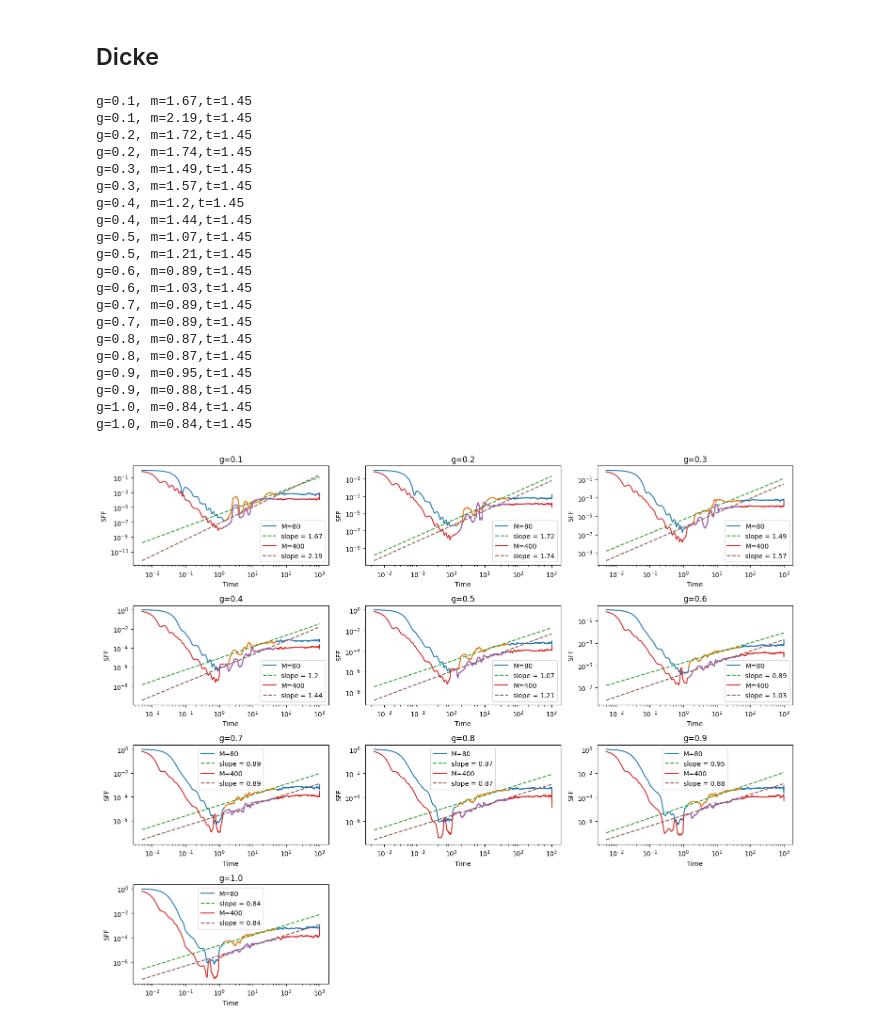
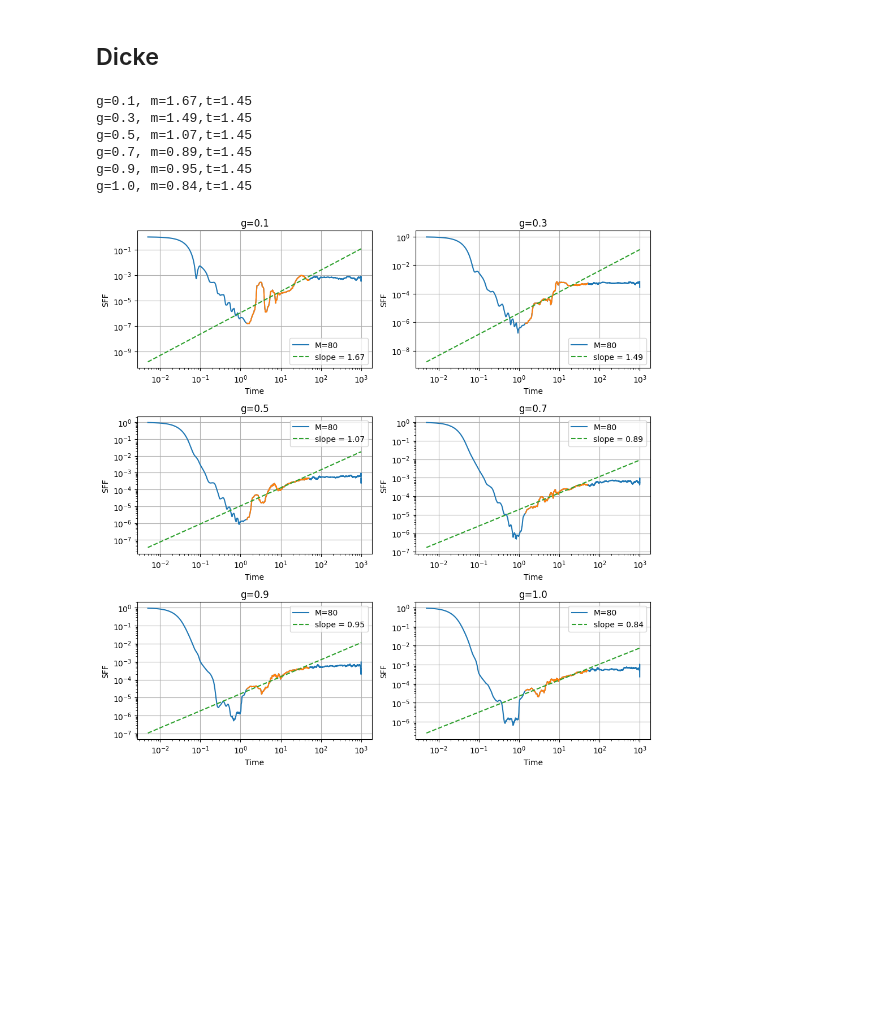
Before and after one commit to prasad42/Dicke_SFF, a Jupyter notebook: plot_SFF_Slope.ipynb, the cells around one changed output. Saved outputs shown, nothing was run; the diff lists cells and outputs as text; code cells hidden in the pictures; blank space fills up the shorter version.

```diff
--- a/plot_SFF_Slope.ipynb
+++ b/plot_SFF_Slope.ipynb
@@ -50,9 +52,10 @@ plt.savefig('GOE SFF')
 # %% [markdown]
 ## Dicke
 # %%
-g_arr = [0.1, 0.2, 0.3, 0.4, 0.5, 0.6, 0.7, 0.8, 0.9, 1.0]
-# g_arr = [0.2, 0.4, 0.5, 0.6, 0.8, 1.0]
-M_arr = [80, 400]
+g_arr = [0.1, 0.3, 0.5, 0.7, 0.9, 1.0]
+M_arr = [50, 60, 70, 80, 400]
+M_arr = [80]
+j = 20
 # %%
 dataList = []
 beta = 0
@@ -72,13 +75,13 @@ for g in g_arr:
         dataList1.append(data_rl)
     dataList.append(dataList1)
 # %%
-plt.figure(figsize=(15,12))
+plt.figure(figsize=(10,10))
 m_arr_arr = []
 for g_ind, dataList1 in enumerate(dataList):
     m_arr = []
     for M_ind, data in enumerate(dataList1):
         #plt.suptitle(f"Dicke Model SFF (j={j}, M={M})")
-        plt.subplot(4,3,g_ind+1)
+        plt.subplot(3,2,g_ind+1)
         plt.title(f"g={round(g_arr[g_ind],2)}")
         plt.xscale('log')
         plt.yscale('log')
@@ -90,50 +93,35 @@ for g_ind, dataList1 in enumerate(dataList):
         # Isolate the ramp
         indl = int(2e3); indr = int(3.4e3)
 
         data_ramp = data[indl:indr]
 
         # Plot the actual data
         data = np.column_stack(data)
         plt.plot(data[0],data[1],label=f"M={M_arr[M_ind]}")
 
         # Plot the ramp
         data_ramp = np.column_stack(data_ramp)
         plt.plot(data_ramp[0], data_ramp[1])
 
         # Plot the fit
         # Fit the ramp
         m,b = np.polyfit(np.log10(data_ramp[0]),np.log10(data_ramp[1]),1)
         print(f"g={round(g_arr[g_ind],2)}, m={round(np.real(m),2)},t={round(np.real(data[0][indl]),2)}")
         plt.plot(data[0], 10**b*data[0]**m,'--',label= f"slope = {round(np.real(m),2)}")
         m_arr.append(m)
         plt.tight_layout()
         plt.grid()
     m_arr_arr.append(m_arr)
     plt.legend()
-plt.savefig('SFF/Dicke (open) SFF Slope')
-plt.show()
+plt.savefig('plots/Dicke SFF Slope')
 # %% [output]
 g=0.1, m=1.67,t=1.45
-g=0.1, m=2.19,t=1.45
-g=0.2, m=1.72,t=1.45
-g=0.2, m=1.74,t=1.45
 g=0.3, m=1.49,t=1.45
-g=0.3, m=1.57,t=1.45
-g=0.4, m=1.2,t=1.45
-g=0.4, m=1.44,t=1.45
 g=0.5, m=1.07,t=1.45
-g=0.5, m=1.21,t=1.45
-g=0.6, m=0.89,t=1.45
-g=0.6, m=1.03,t=1.45
 g=0.7, m=0.89,t=1.45
-g=0.7, m=0.89,t=1.45
-g=0.8, m=0.87,t=1.45
-g=0.8, m=0.87,t=1.45
 g=0.9, m=0.95,t=1.45
-g=0.9, m=0.88,t=1.45
 g=1.0, m=0.84,t=1.45
-g=1.0, m=0.84,t=1.45
-[figure, old version]
+[figure, new version]
 # %%
 m_arr_arr = np.column_stack(m_arr_arr)
 for M_ind, m_arr in enumerate(m_arr_arr):
```
Also changed, not shown: parts of 2 cells of this notebook, 21 other files.
